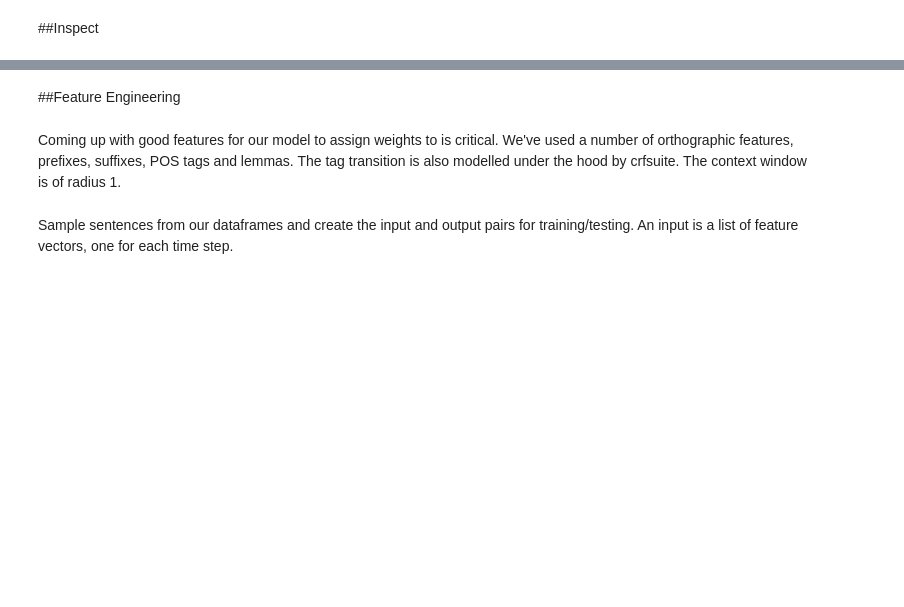
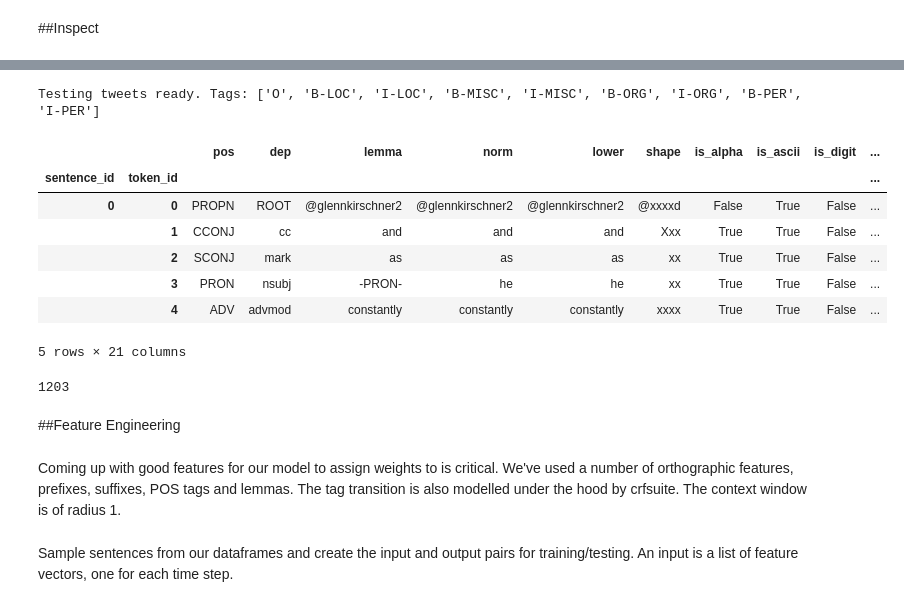
Before and after one commit to lewisbails/TwitterNER-project, a Jupyter notebook: src/train.ipynb, the cells around one changed output, grey strips where cells are left out. Cells and saved outputs as stored; diff of their text form; code cells hidden in the pictures; blank space fills up the shorter version.

```diff
--- a/src/train.ipynb
+++ b/src/train.ipynb
@@ -88,33 +93,48 @@ except Exception as e:
 # %%
 # Get the self-annotated tweets
-tweets = pd.read_csv(path+f'twitter/test.csv', index_col=['sentence_id','token_id']).fillna(value={'token': 'NA'})
+path = '../data/' if 'src' in os.getcwd() else './data/'
+tweets = pd.read_csv(path+f'twitter/test_29_11_19.csv', index_col=['sentence_id','token_id']).fillna(value={'token': 'NA'})
 tweet_map = {
     'B-EVENT':'B-MISC',
     'I-EVENT':'I-MISC',
     'B-NORP':'B-MISC',
     'I-NORP':'I-MISC',
     'B-WORK_OF_ART':'B-MISC',
     'I-WORK_OF_ART':'I-MISC',
     'B-PRODUCT':'B-MISC',
     'I-PRODUCT':'I-MISC',
-    'B-FAC':'B-MISC',
-    'I-FAC':'I-MISC',
+    'B-FAC':'B-LOC',
+    'I-FAC':'I-LOC',
     'B-PERSON':'B-PER',
     'I-PERSON':'I-PER',
     'B-GPE':'B-LOC',
     'I-GPE':'I-LOC',
     'B-LOC':'B-LOC',
     'I-LOC':'I-LOC',
     'B-ORG':'B-ORG',
     'I-ORG':'I-ORG',
     'O':'O'
 }
 
 tweets['tag'] = tweets['tag'].map(tweet_map)
 
 tweet_tags = sorted(tweets['tag'].unique(), key=lambda x: (x[1:],x[0]))
 log_print(f'Testing tweets ready. Tags: {str(tweet_tags)}')
 tweets.head()
+# %% [output]
+Testing tweets ready. Tags: ['O', 'B-LOC', 'I-LOC', 'B-MISC', 'I-MISC', 'B-ORG', 'I-ORG', 'B-PER', 'I-PER']
+|  |  | pos | dep | lemma | norm | lower | shape | is_alpha | is_ascii | is_digit | ... |
+| sentence_id | token_id |  |  |  |  |  |  |  |  |  | ... |
+| 0 | 0 | PROPN | ROOT | @glennkirschner2 | @glennkirschner2 | @glennkirschner2 | @xxxxd | False | True | False | ... |
+|  | 1 | CCONJ | cc | and | and | and | Xxx | True | True | False | ... |
+|  | 2 | SCONJ | mark | as | as | as | xx | True | True | False | ... |
+|  | 3 | PRON | nsubj | -PRON- | he | he | xx | True | True | False | ... |
+|  | 4 | ADV | advmod | constantly | constantly | constantly | xxxx | True | True | False | ... |
+5 rows × 21 columns
+# %%
+len(tweets.groupby('sentence_id'))
+# %% [output]
+1203
 # %% [markdown]
 ##Feature Engineering
 # %% [markdown]
```
Also changed, not shown: parts of 11 cells of this notebook, 8 other files.
